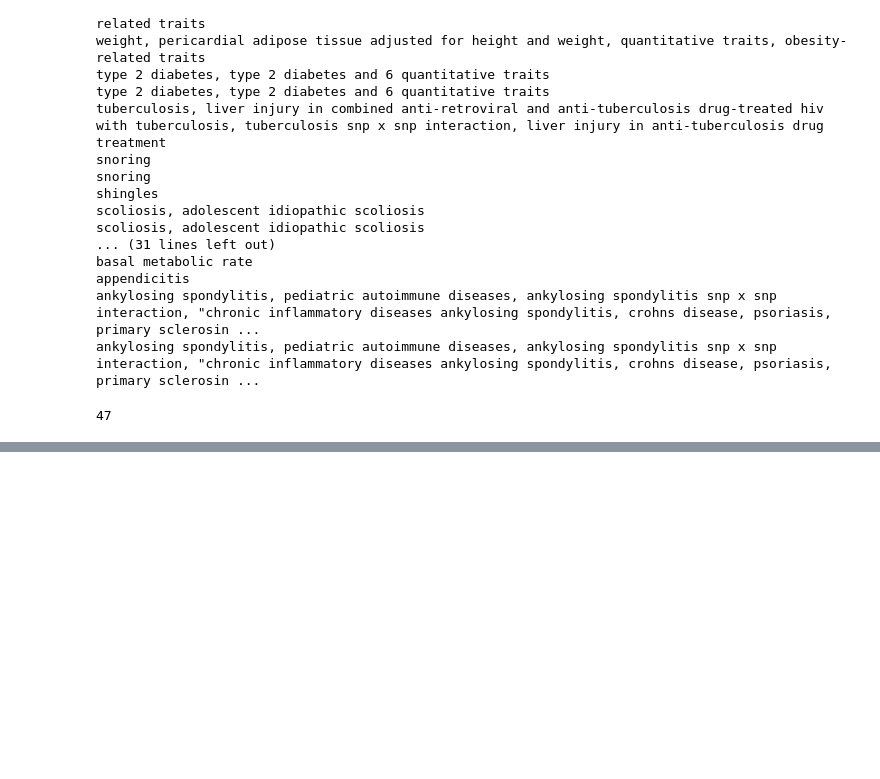
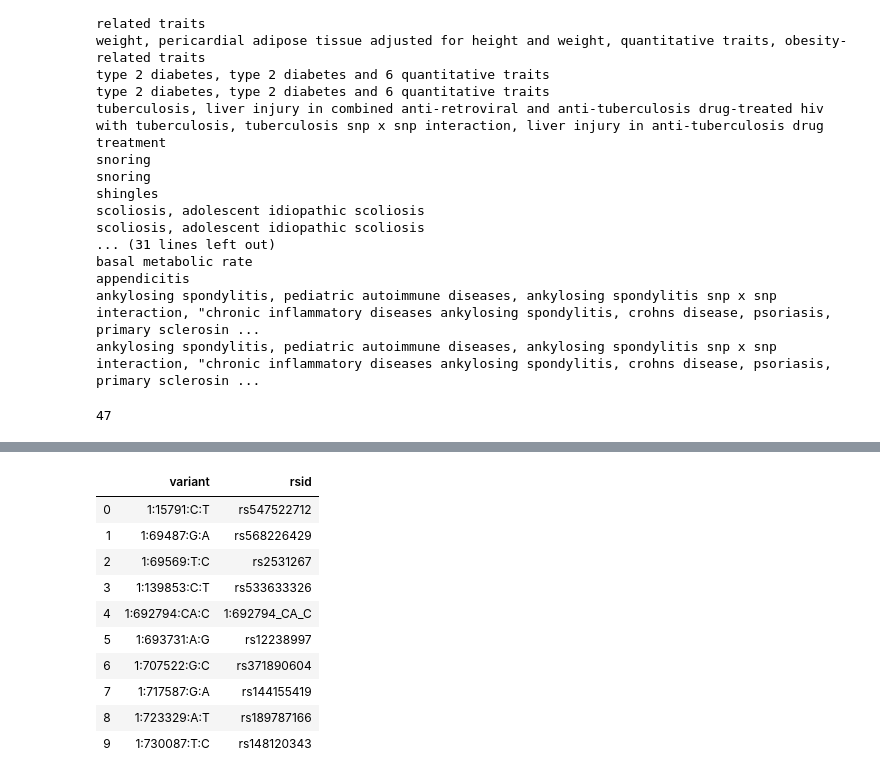
Before and after one commit to faramer86/GPrior, a Jupyter notebook: UKBB.ipynb, the cells around one changed output, grey strips where cells are left out. Saved outputs shown, nothing was run; the diff lists cells and outputs as text; code cells hidden in the pictures; blank space fills up the shorter version.

```diff
--- a/UKBB.ipynb
+++ b/UKBB.ipynb
@@ -348,0 +410,16 @@ sum(number)
+# %%
+variants = pd.read_csv('/home/nikita/Desktop/20_test/anno/filtered_variants.tsv', sep='\t')
+# %%
+variants.head(10)
+# %% [output]
+|  | variant | rsid |
+| 0 | 1:15791:C:T | rs547522712 |
+| 1 | 1:69487:G:A | rs568226429 |
+| 2 | 1:69569:T:C | rs2531267 |
+| 3 | 1:139853:C:T | rs533633326 |
+| 4 | 1:692794:CA:C | 1:692794_CA_C |
+| 5 | 1:693731:A:G | rs12238997 |
+| 6 | 1:707522:G:C | rs371890604 |
+| 7 | 1:717587:G:A | rs144155419 |
+| 8 | 1:723329:A:T | rs189787166 |
+| 9 | 1:730087:T:C | rs148120343 |
```
Also changed, not shown: parts of 19 cells of this notebook, 5 other files.
